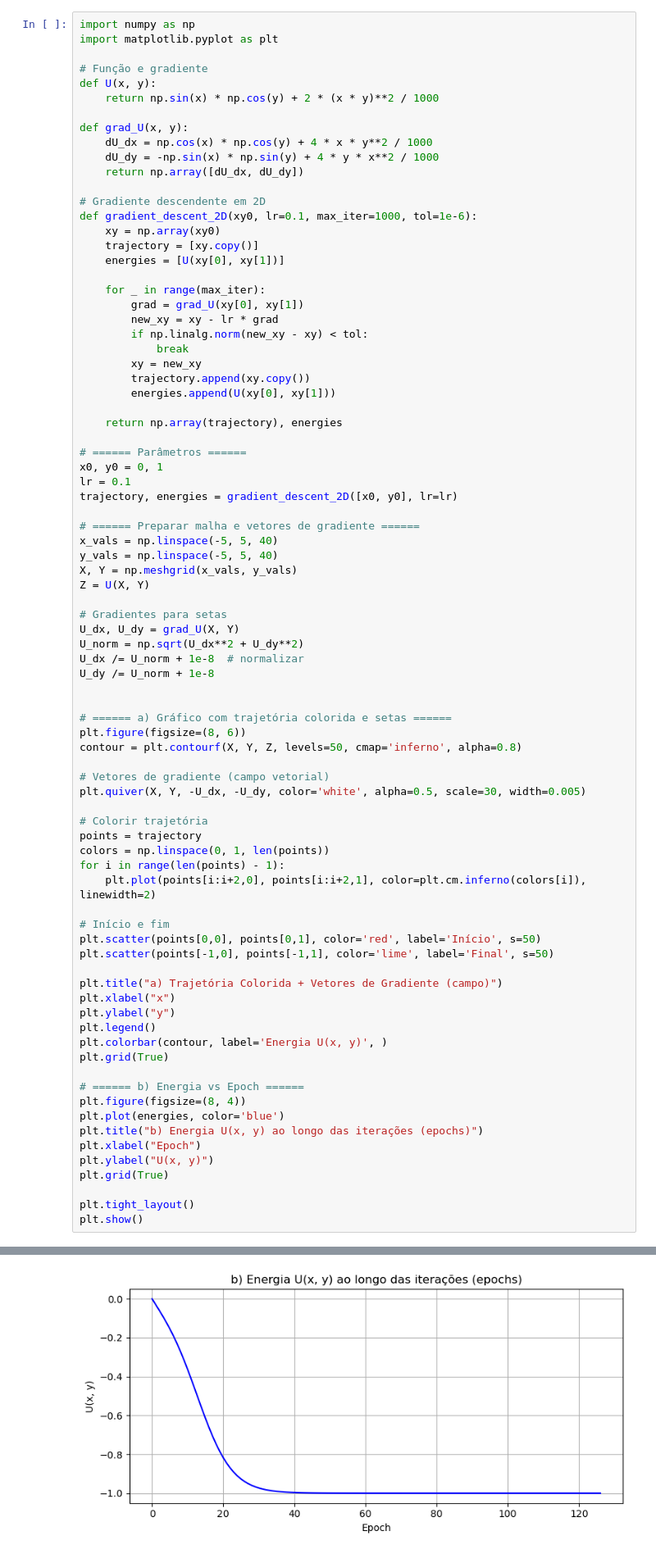
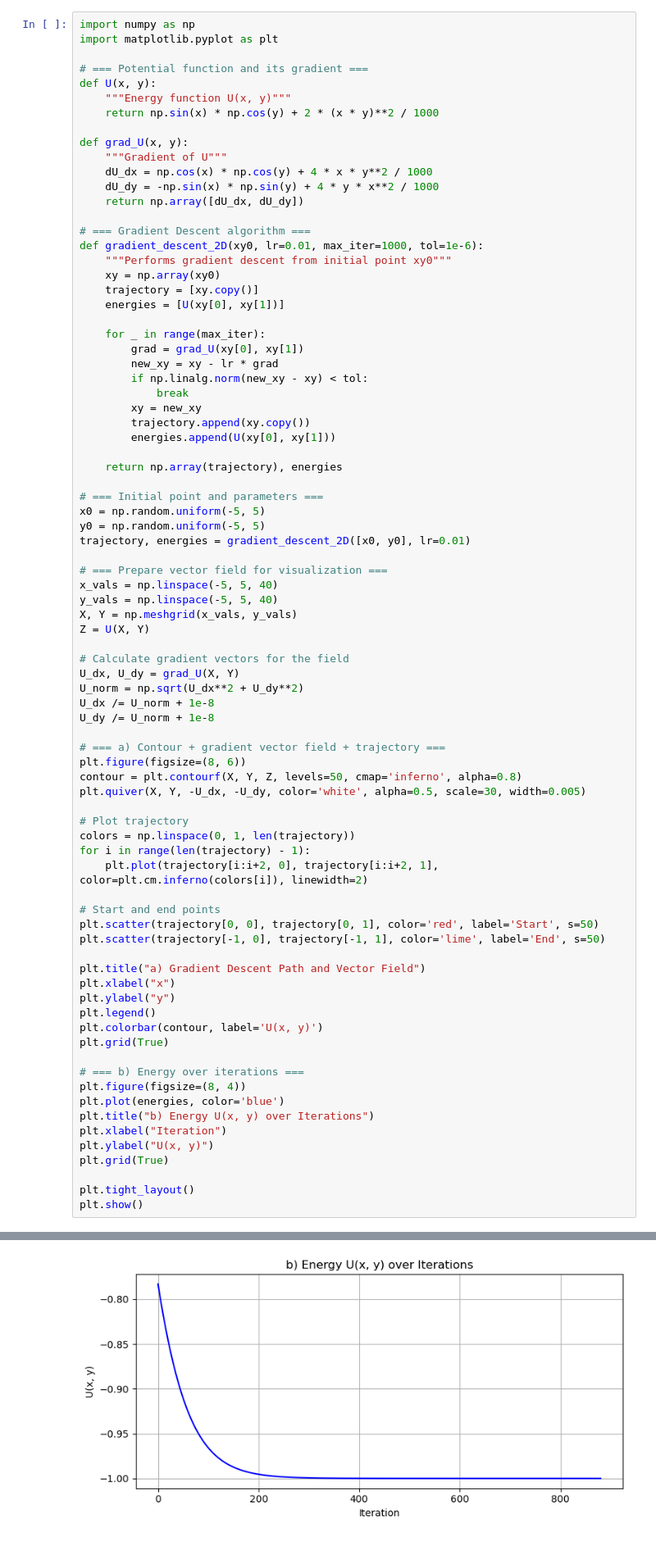
Before and after one commit to Leo-netzs/Computational-physcs-class, a Jupyter notebook: Activity_1/Question 4.ipynb, the cells around one changed output, grey strips where cells are left out. Shown at 82% size. Saved outputs shown, nothing was run; the diff lists cells and outputs as text.

```diff
--- a/Activity_1/Question 4.ipynb
+++ b/Activity_1/Question 4.ipynb
@@ -2,17 +2,20 @@
 import numpy as np
 import matplotlib.pyplot as plt
 
-# Função e gradiente
+# === Potential function and its gradient ===
 def U(x, y):
+    """Energy function U(x, y)"""
     return np.sin(x) * np.cos(y) + 2 * (x * y)**2 / 1000
 
 def grad_U(x, y):
+    """Gradient of U"""
     dU_dx = np.cos(x) * np.cos(y) + 4 * x * y**2 / 1000
     dU_dy = -np.sin(x) * np.sin(y) + 4 * y * x**2 / 1000
     return np.array([dU_dx, dU_dy])
 
-# Gradiente descendente em 2D
-def gradient_descent_2D(xy0, lr=0.1, max_iter=1000, tol=1e-6):
+# === Gradient Descent algorithm ===
+def gradient_descent_2D(xy0, lr=0.01, max_iter=1000, tol=1e-6):
+    """Performs gradient descent from initial point xy0"""
     xy = np.array(xy0)
     trajectory = [xy.copy()]
     energies = [U(xy[0], xy[1])]
@@ -28,53 +31,49 @@ def gradient_descent_2D(xy0, lr=0.1, max_iter=1000, tol=1e-6):
 
     return np.array(trajectory), energies
 
-# ====== Parâmetros ======
-x0, y0 = 0, 1
-lr = 0.1
-trajectory, energies = gradient_descent_2D([x0, y0], lr=lr)
+# === Initial point and parameters ===
+x0 = np.random.uniform(-5, 5)
+y0 = np.random.uniform(-5, 5)
+trajectory, energies = gradient_descent_2D([x0, y0], lr=0.01)
 
-# ====== Preparar malha e vetores de gradiente ======
+# === Prepare vector field for visualization ===
 x_vals = np.linspace(-5, 5, 40)
 y_vals = np.linspace(-5, 5, 40)
 X, Y = np.meshgrid(x_vals, y_vals)
 Z = U(X, Y)
 
-# Gradientes para setas
+# Calculate gradient vectors for the field
 U_dx, U_dy = grad_U(X, Y)
 U_norm = np.sqrt(U_dx**2 + U_dy**2)
-U_dx /= U_norm + 1e-8  # normalizar
+U_dx /= U_norm + 1e-8
 U_dy /= U_norm + 1e-8
 
-
-# ====== a) Gráfico com trajetória colorida e setas ======
+# === a) Contour + gradient vector field + trajectory ===
 plt.figure(figsize=(8, 6))
 contour = plt.contourf(X, Y, Z, levels=50, cmap='inferno', alpha=0.8)
-
-# Vetores de gradiente (campo vetorial)
 plt.quiver(X, Y, -U_dx, -U_dy, color='white', alpha=0.5, scale=30, width=0.005)
 
-# Colorir trajetória
-points = trajectory
-colors = np.linspace(0, 1, len(points))
-for i in range(len(points) - 1):
-    plt.plot(points[i:i+2,0], points[i:i+2,1], color=plt.cm.inferno(colors[i]), linewidth=2)
+# Plot trajectory
+colors = np.linspace(0, 1, len(trajectory))
+for i in range(len(trajectory) - 1):
+    plt.plot(trajectory[i:i+2, 0], trajectory[i:i+2, 1], color=plt.cm.inferno(colors[i]), linewidth=2)
 
-# Início e fim
-plt.scatter(points[0,0], points[0,1], color='red', label='Início', s=50)
-plt.scatter(points[-1,0], points[-1,1], color='lime', label='Final', s=50)
+# Start and end points
+plt.scatter(trajectory[0, 0], trajectory[0, 1], color='red', label='Start', s=50)
+plt.scatter(trajectory[-1, 0], trajectory[-1, 1], color='lime', label='End', s=50)
 
-plt.title("a) Trajetória Colorida + Vetores de Gradiente (campo)")
+plt.title("a) Gradient Descent Path and Vector Field")
 plt.xlabel("x")
 plt.ylabel("y")
 plt.legend()
-plt.colorbar(contour, label='Energia U(x, y)', )
+plt.colorbar(contour, label='U(x, y)')
 plt.grid(True)
 
-# ====== b) Energia vs Epoch ======
+# === b) Energy over iterations ===
 plt.figure(figsize=(8, 4))
 plt.plot(energies, color='blue')
-plt.title("b) Energia U(x, y) ao longo das iterações (epochs)")
-plt.xlabel("Epoch")
+plt.title("b) Energy U(x, y) over Iterations")
+plt.xlabel("Iteration")
 plt.ylabel("U(x, y)")
 plt.grid(True)
 
@@ -85 +84 @@ plt.show()
-[figure, old version]
+[figure, new version]
```
Also changed, not shown: parts of 1 cell of this notebook, 4 other files.
